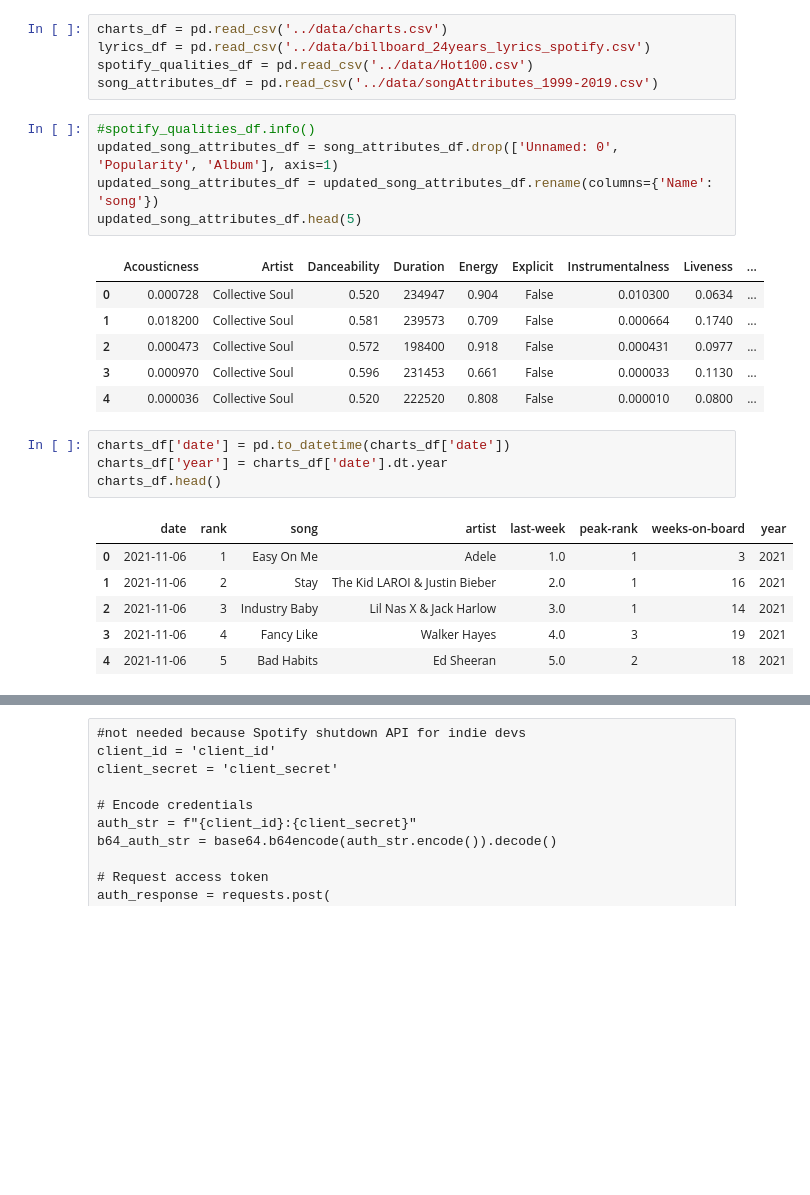
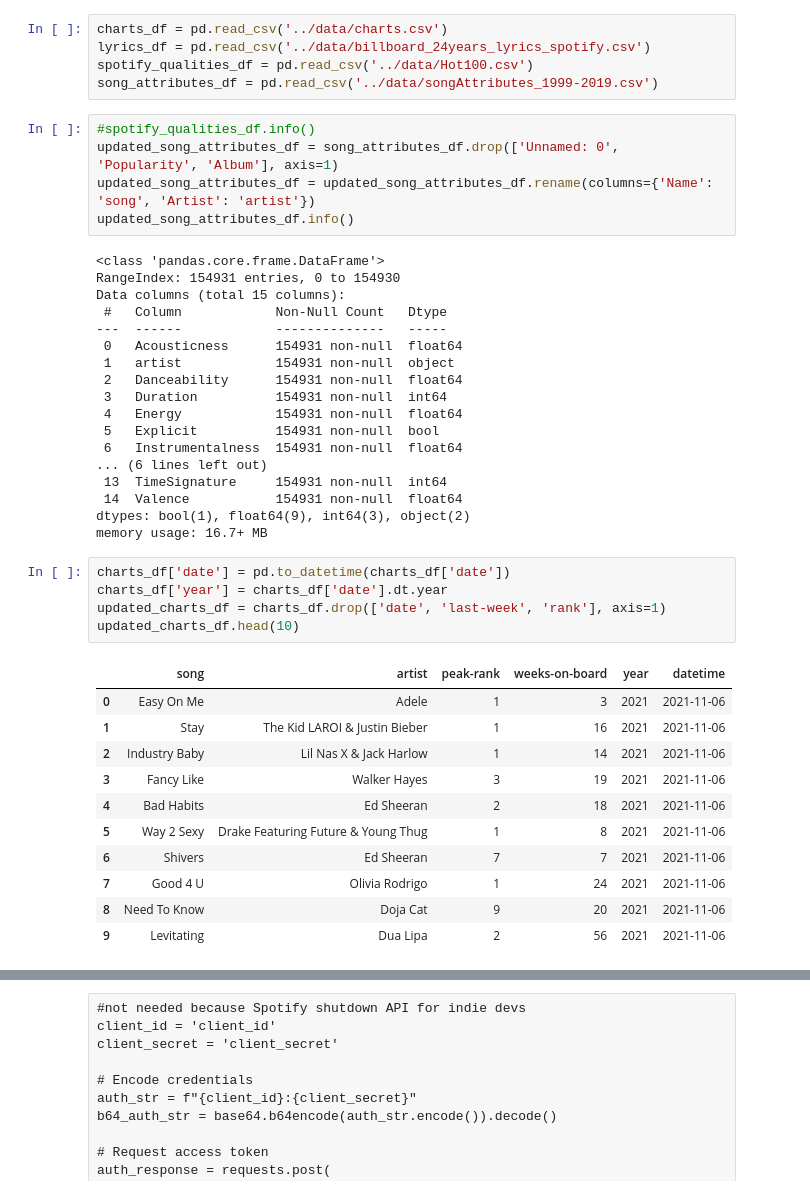
Before and after one commit to bergen-christensen/Capstone, a Jupyter notebook: notebooks/capstone_bergen.ipynb, the cells around one changed output, grey strips where cells are left out. Cells and saved outputs as stored; diff of their text form; blank space fills up the shorter version.

Commit message:
cleaner data

```diff
--- a/notebooks/capstone_bergen.ipynb
+++ b/notebooks/capstone_bergen.ipynb
@@ -19,23 +19,40 @@ song_attributes_df = pd.read_csv('../data/songAttributes_1999-2019.csv')
 # %%
 #spotify_qualities_df.info()
 updated_song_attributes_df = song_attributes_df.drop(['Unnamed: 0', 'Popularity', 'Album'], axis=1)
-updated_song_attributes_df = updated_song_attributes_df.rename(columns={'Name': 'song'})
-updated_song_attributes_df.head(5)
+updated_song_attributes_df = updated_song_attributes_df.rename(columns={'Name': 'song', 'Artist': 'artist'})
+updated_song_attributes_df.info()
 # %% [output]
-|  | Acousticness | Artist | Danceability | Duration | Energy | Explicit | Instrumentalness | Liveness | ... |
-| 0 | 0.000728 | Collective Soul | 0.520 | 234947 | 0.904 | False | 0.010300 | 0.0634 | ... |
-| 1 | 0.018200 | Collective Soul | 0.581 | 239573 | 0.709 | False | 0.000664 | 0.1740 | ... |
-| 2 | 0.000473 | Collective Soul | 0.572 | 198400 | 0.918 | False | 0.000431 | 0.0977 | ... |
-| 3 | 0.000970 | Collective Soul | 0.596 | 231453 | 0.661 | False | 0.000033 | 0.1130 | ... |
-| 4 | 0.000036 | Collective Soul | 0.520 | 222520 | 0.808 | False | 0.000010 | 0.0800 | ... |
+<class 'pandas.core.frame.DataFrame'>
+RangeIndex: 154931 entries, 0 to 154930
+Data columns (total 15 columns):
+ #   Column            Non-Null Count   Dtype
+---  ------            --------------   -----
+ 0   Acousticness      154931 non-null  float64
+ 1   artist            154931 non-null  object
+ 2   Danceability      154931 non-null  float64
+ 3   Duration          154931 non-null  int64
+ 4   Energy            154931 non-null  float64
+ 5   Explicit          154931 non-null  bool
+ 6   Instrumentalness  154931 non-null  float64
+... (6 lines left out)
+ 13  TimeSignature     154931 non-null  int64
+ 14  Valence           154931 non-null  float64
+dtypes: bool(1), float64(9), int64(3), object(2)
+memory usage: 16.7+ MB
 # %%
 charts_df['date'] = pd.to_datetime(charts_df['date'])
 charts_df['year'] = charts_df['date'].dt.year
-charts_df.head()
+updated_charts_df = charts_df.drop(['date', 'last-week', 'rank'], axis=1)
+updated_charts_df.head(10)
 # %% [output]
-|  | date | rank | song | artist | last-week | peak-rank | weeks-on-board | year |
-| 0 | 2021-11-06 | 1 | Easy On Me | Adele | 1.0 | 1 | 3 | 2021 |
-| 1 | 2021-11-06 | 2 | Stay | The Kid LAROI & Justin Bieber | 2.0 | 1 | 16 | 2021 |
-| 2 | 2021-11-06 | 3 | Industry Baby | Lil Nas X & Jack Harlow | 3.0 | 1 | 14 | 2021 |
-| 3 | 2021-11-06 | 4 | Fancy Like | Walker Hayes | 4.0 | 3 | 19 | 2021 |
-| 4 | 2021-11-06 | 5 | Bad Habits | Ed Sheeran | 5.0 | 2 | 18 | 2021 |
+|  | song | artist | peak-rank | weeks-on-board | year | datetime |
+| 0 | Easy On Me | Adele | 1 | 3 | 2021 | 2021-11-06 |
+| 1 | Stay | The Kid LAROI & Justin Bieber | 1 | 16 | 2021 | 2021-11-06 |
+| 2 | Industry Baby | Lil Nas X & Jack Harlow | 1 | 14 | 2021 | 2021-11-06 |
+| 3 | Fancy Like | Walker Hayes | 3 | 19 | 2021 | 2021-11-06 |
+| 4 | Bad Habits | Ed Sheeran | 2 | 18 | 2021 | 2021-11-06 |
+| 5 | Way 2 Sexy | Drake Featuring Future & Young Thug | 1 | 8 | 2021 | 2021-11-06 |
+| 6 | Shivers | Ed Sheeran | 7 | 7 | 2021 | 2021-11-06 |
+| 7 | Good 4 U | Olivia Rodrigo | 1 | 24 | 2021 | 2021-11-06 |
+| 8 | Need To Know | Doja Cat | 9 | 20 | 2021 | 2021-11-06 |
+| 9 | Levitating | Dua Lipa | 2 | 56 | 2021 | 2021-11-06 |
```
Also changed, not shown: parts of 2 cells of this notebook.
